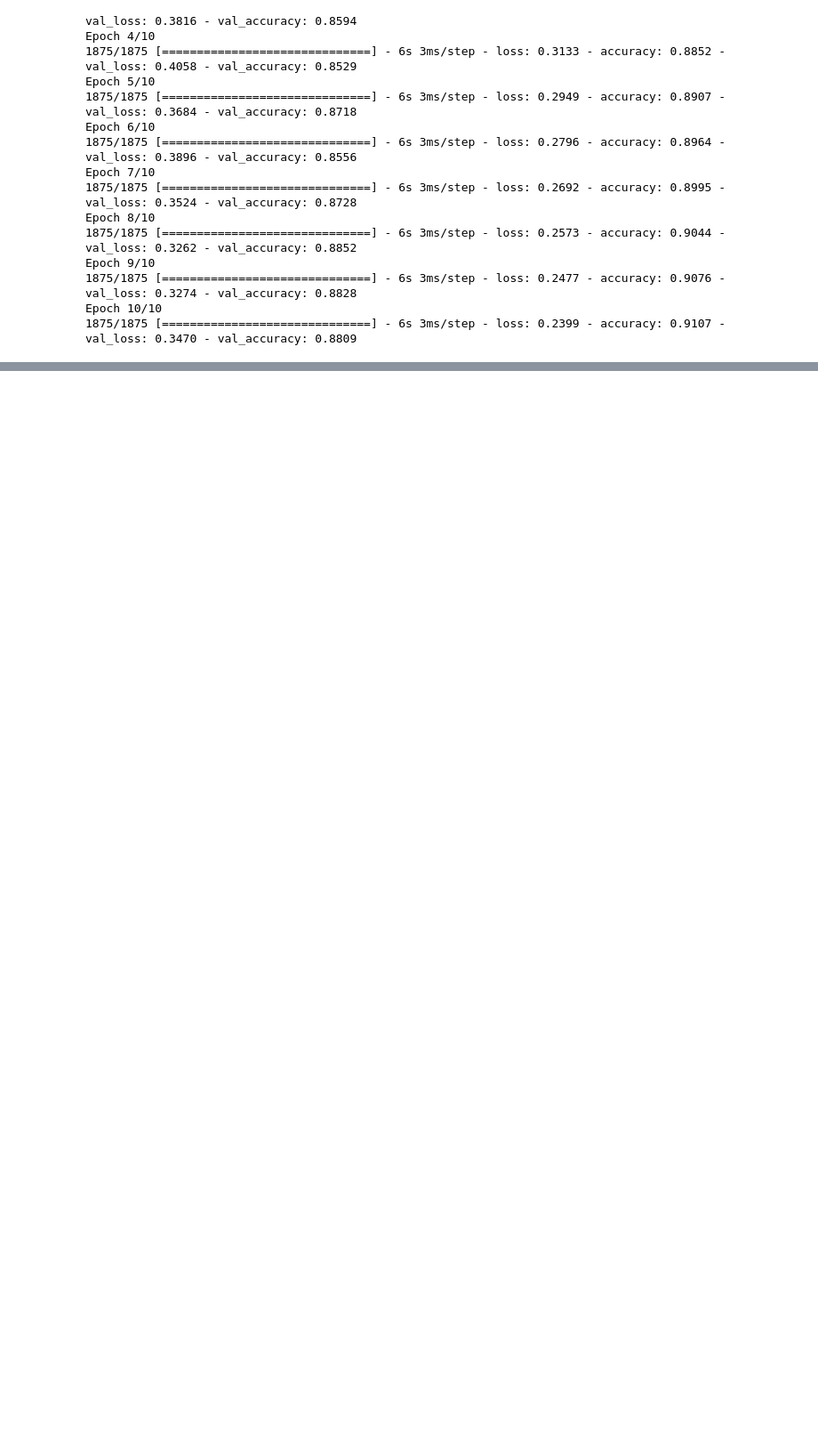
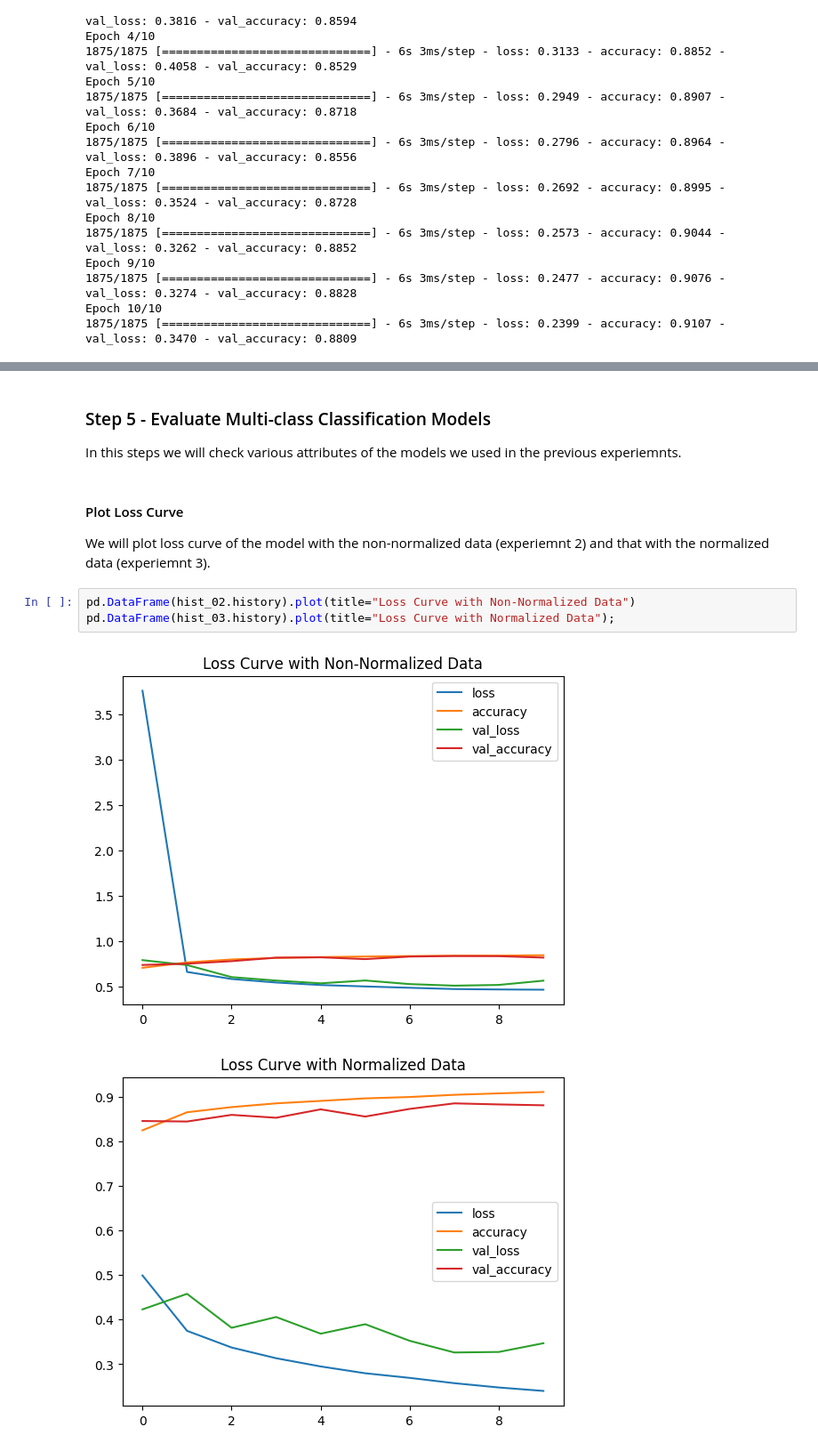
Before and after one commit to GoAshim/Artificial-Neural-Network-with-TensorFlow, a Jupyter notebook: 05_Multiclass_Classification_with_Tensorflow_Image_Prediction.ipynb, the cells around one changed output, grey strips where cells are left out. Shown at 89% size. Saved outputs shown, nothing was run; the diff lists cells and outputs as text; blank space fills up the shorter version.

```diff
--- a/05_Multiclass_Classification_with_Tensorflow_Image_Prediction.ipynb
+++ b/05_Multiclass_Classification_with_Tensorflow_Image_Prediction.ipynb
@@ -304 +304,13 @@ Epoch 10/10
 Based on above result, we see after 10 epochs our third model has about 88% of accuracy with the test data. So we can infer that by running the normalized data with the same model has increased the model accuracy from 82% to 88%. This establishes the fact that neural networks prefer data which is scaled or normalized, meaning it will be between 0 and 1.
+# %% [markdown]
+### Step 5 - Evaluate Multi-class Classification Models
+In this steps we will check various attributes of the models we used in the previous experiemnts.
+# %% [markdown]
+#### Plot Loss Curve
+We will plot loss curve of the model with the non-normalized data (experiemnt 2) and that with the normalized data (experiemnt 3).
+# %%
+pd.DataFrame(hist_02.history).plot(title="Loss Curve with Non-Normalized Data")
+pd.DataFrame(hist_03.history).plot(title="Loss Curve with Normalized Data");
+# %% [output]
+[figure, added]
+[figure, added]
```
Also changed, not shown: parts of 4 cells of this notebook.
